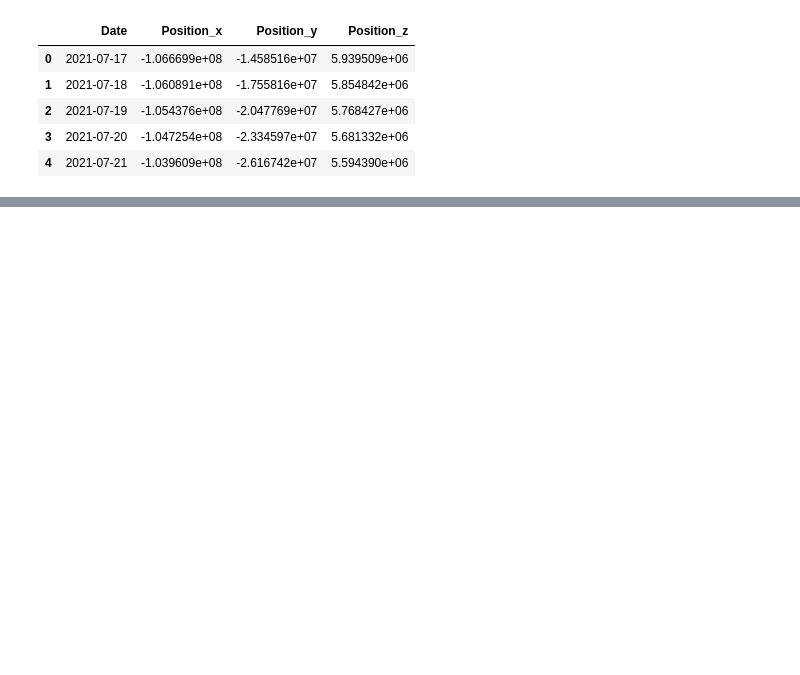
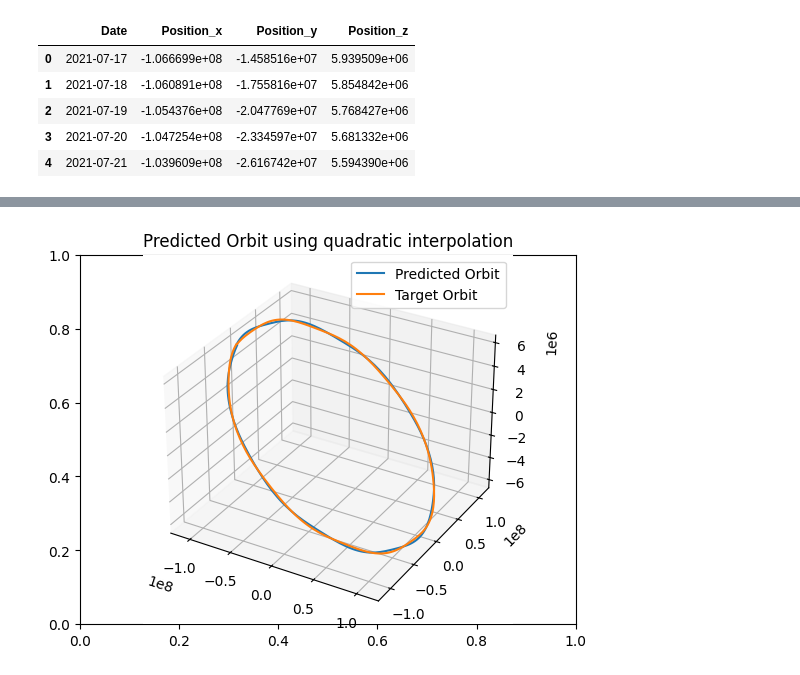
Before and after one commit to kvv1618/NumericalComputations, a Jupyter notebook: Project/interpolation/interpolate.ipynb, the cells around one changed output, grey strips where cells are left out. Cells and saved outputs as stored; diff of their text form; code cells hidden in the pictures; blank space fills up the shorter version.

```diff
--- a/Project/interpolation/interpolate.ipynb
+++ b/Project/interpolation/interpolate.ipynb
@@ -88,0 +103,4 @@ with open('Results/intepolated_position.txt', 'w') as f:
+# %%
+plot_orbits('quadratic', quad_prediction_x, quad_prediction_y, quad_prediction_z, target_coordinates)
+# %% [output]
+[figure, added]
```
Also changed, not shown: parts of 11 cells of this notebook.
